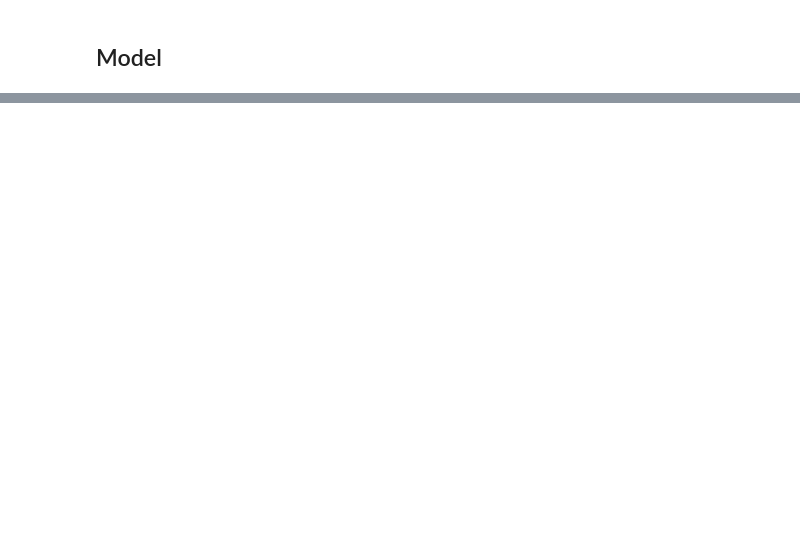
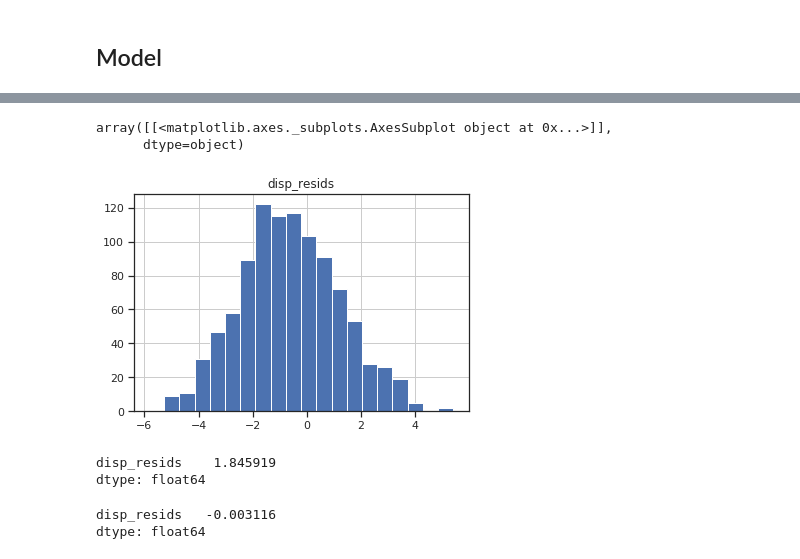
Before and after one commit to andmck1/nn-sdof, a Jupyter notebook: RNN.ipynb, the cells around one changed output, grey strips where cells are left out. Drawn from its saved outputs; the diff is of its cells as text; code cells hidden in the pictures; blank space fills up the shorter version.

```diff
--- a/RNN.ipynb
+++ b/RNN.ipynb
@@ -213,0 +217,2 @@ ValueError: Input 0 is incompatible with layer lstm_1: expected ndim=3, found nd
+# %%
+resids = (y_hats - y_holdout.reshape(-1,1))
@@ -213,0 +227,16 @@ ValueError: Input 0 is incompatible with layer lstm_1: expected ndim=3, found nd
+# %%
+(resids_df * 100 / 0.5).hist(bins=20)
+# %% [output]
+array([[<matplotlib.axes._subplots.AxesSubplot object at 0x...>]],
+      dtype=object)
+[figure, added]
+# %%
+resids_df.std()/0.5 * 100
+# %% [output]
+disp_resids    1.845919
+dtype: float64
+# %%
+resids_df.mean()
+# %% [output]
+disp_resids   -0.003116
+dtype: float64
```
Also changed, not shown: parts of 22 cells of this notebook, 4 other files.
